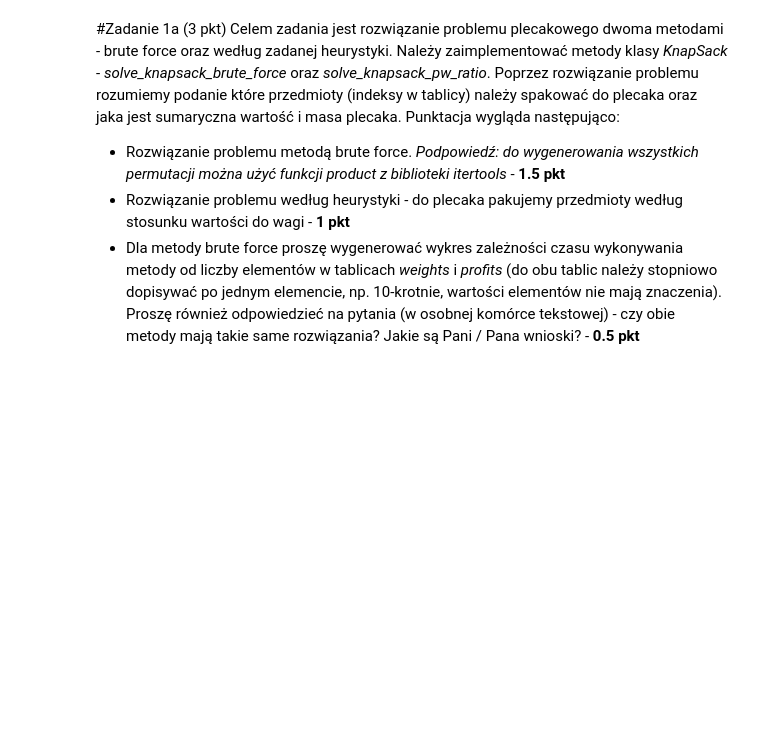
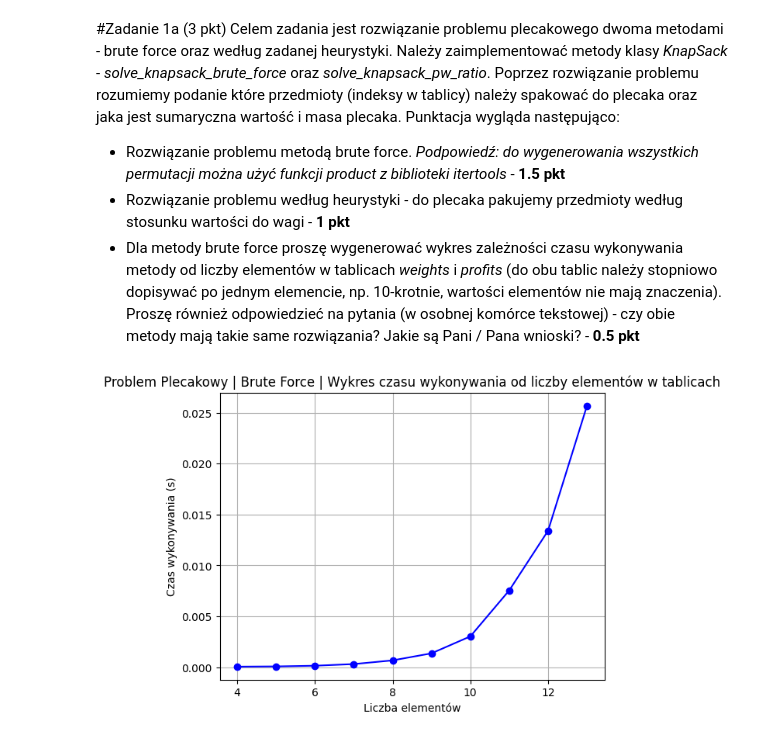
Before and after one commit to Kerciu/WSI_24Z, a Jupyter notebook: lab1/Zadanie_1a.ipynb, the cells around one changed output. Saved outputs shown, nothing was run; the diff lists cells and outputs as text; code cells hidden in the pictures; blank space fills up the shorter version.

Commit message:
fixed bugs, plot is now generating properly

```diff
--- a/lab1/Zadanie_1a.ipynb
+++ b/lab1/Zadanie_1a.ipynb
@@ -80,11 +79,11 @@ class TimeMeasurer:
             gc.disable();
 
     @staticmethod
-    def measure(func, *args, disable_gc=False, **kwargs):
+    def measure(func, disable_gc=False):
         TimeMeasurer.manage_gc(disable_gc)
 
         start_time = time.time()
-        result = func(args, kwargs)
+        result = func()
         end_time = time.time()
 
         TimeMeasurer.manage_gc(disable_gc)
@@ -115,8 +114,8 @@ class Plotter:
 
             item_counts.append(knapsack.get_item_count())
 
-            weights_cpy.append(random.randint(1, ITEM_WEIGHT_THRESHOLD))
-            profits_cpy.append(random.randint(1, ITEM_PROFIT_THRESHOLD))
+            weights_cpy = np.append(weights_cpy, random.randint(1, ITEM_WEIGHT_THRESHOLD))
+            profits_cpy = np.append(profits_cpy, random.randint(1, ITEM_PROFIT_THRESHOLD))
 
         return execution_times, item_counts
 
@@ -138,3 +137,8 @@ class Plotter:
         plt.grid(True)
 
         plt.show()
+# %%
+plotter = Plotter()
+plotter.generate_brute_force_plot()
+# %% [output]
+[figure, added]
```
Also changed, not shown: parts of 1 cell of this notebook.
